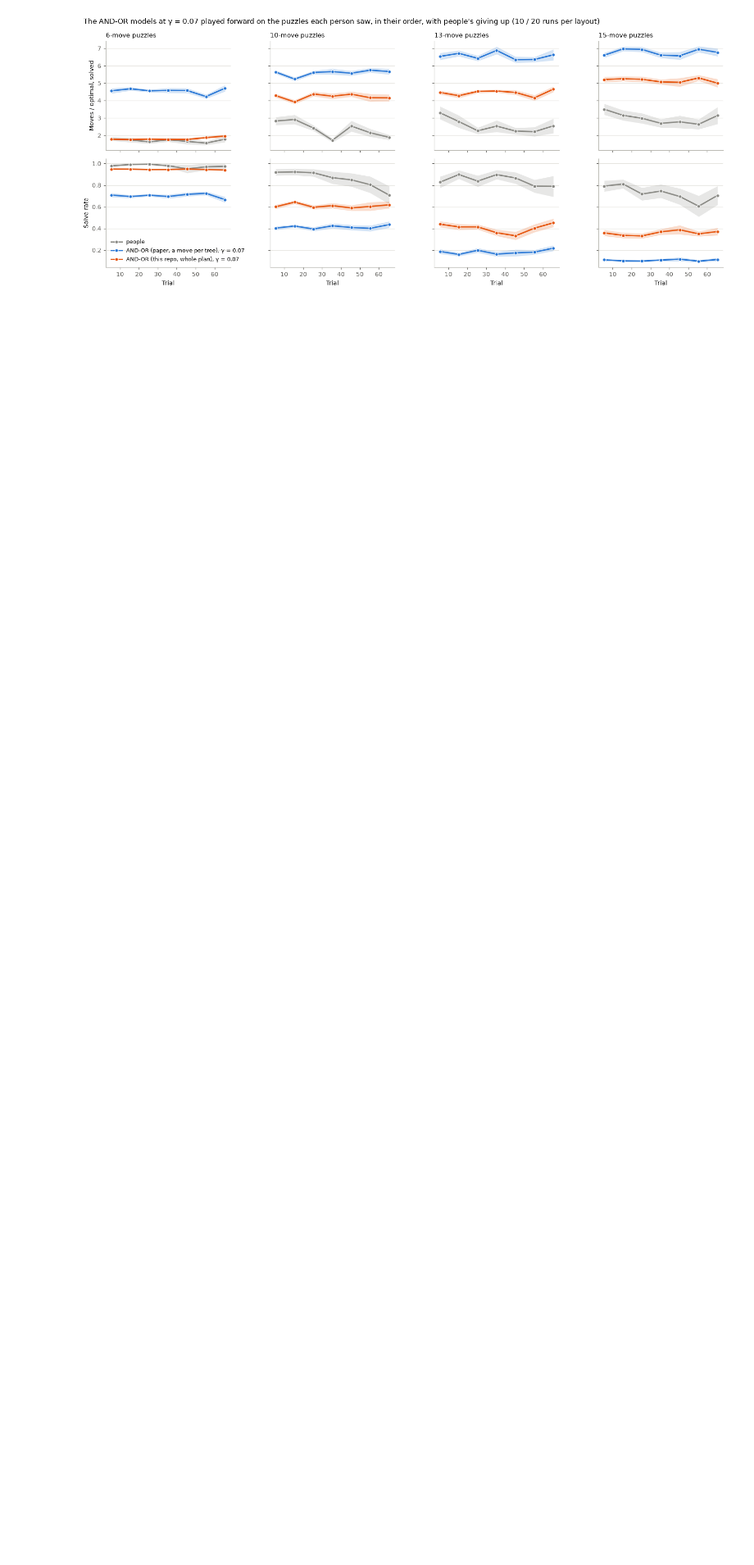
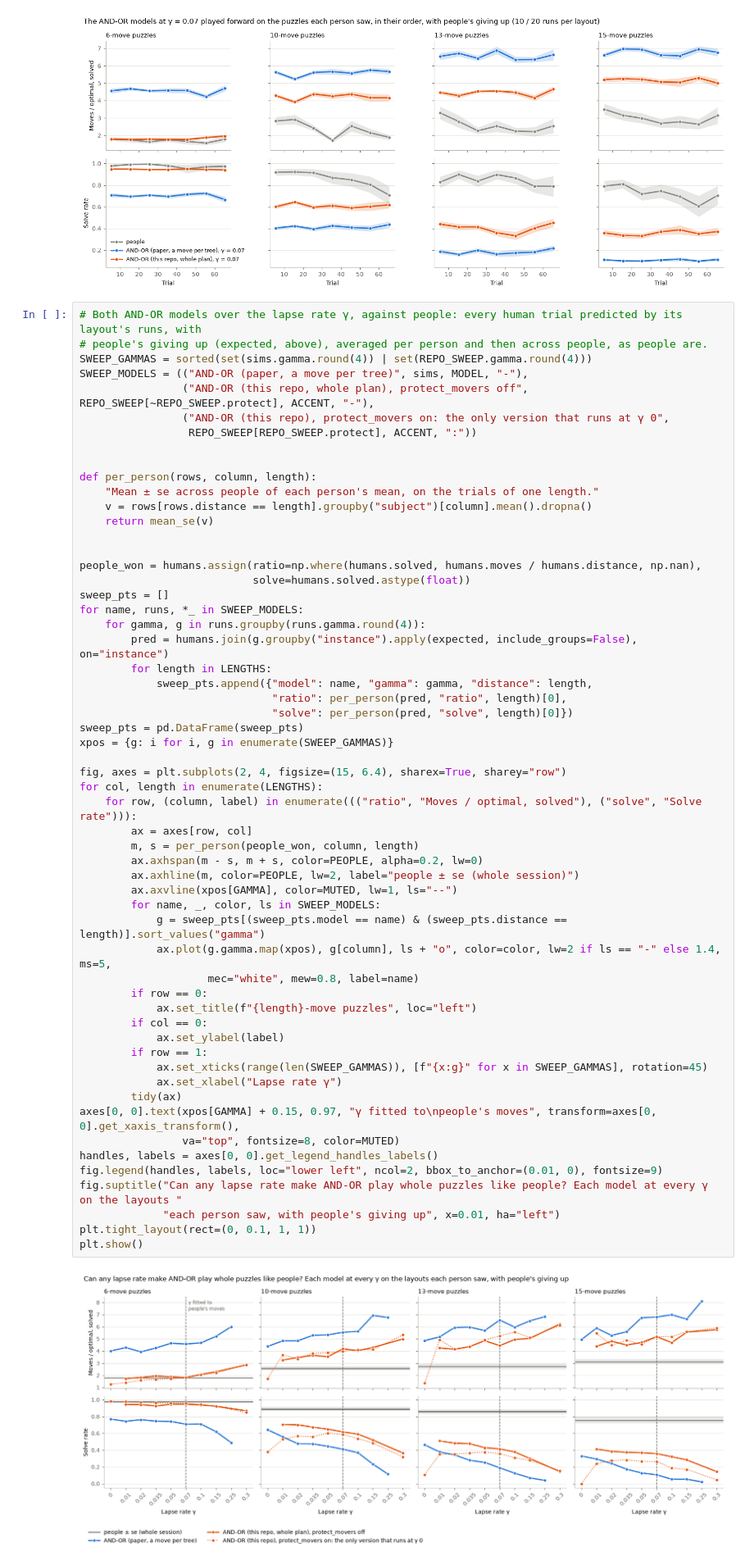
Before and after one commit to Appleseed4k/rush-hour, a Jupyter notebook: notebooks/summary.ipynb, the cells around one changed output. Shown at 82% size. Saved outputs shown, nothing was run; the diff lists cells and outputs as text; blank space fills up the shorter version.

```diff
--- a/notebooks/summary.ipynb
+++ b/notebooks/summary.ipynb
@@ -276,6 +276,65 @@ plt.tight_layout()
 plt.show()
 # %% [output]
 [figure]
+# %%
+# Both AND-OR models over the lapse rate γ, against people: every human trial predicted by its layout's runs, with
+# people's giving up (expected, above), averaged per person and then across people, as people are.
+SWEEP_GAMMAS = sorted(set(sims.gamma.round(4)) | set(REPO_SWEEP.gamma.round(4)))
+SWEEP_MODELS = (("AND-OR (paper, a move per tree)", sims, MODEL, "-"),
+                ("AND-OR (this repo, whole plan), protect_movers off", REPO_SWEEP[~REPO_SWEEP.protect], ACCENT, "-"),
+                ("AND-OR (this repo), protect_movers on: the only version that runs at γ 0",
+                 REPO_SWEEP[REPO_SWEEP.protect], ACCENT, ":"))
+
+
+def per_person(rows, column, length):
+    "Mean ± se across people of each person's mean, on the trials of one length."
+    v = rows[rows.distance == length].groupby("subject")[column].mean().dropna()
+    return mean_se(v)
+
+
+people_won = humans.assign(ratio=np.where(humans.solved, humans.moves / humans.distance, np.nan),
+                           solve=humans.solved.astype(float))
+sweep_pts = []
+for name, runs, *_ in SWEEP_MODELS:
+    for gamma, g in runs.groupby(runs.gamma.round(4)):
+        pred = humans.join(g.groupby("instance").apply(expected, include_groups=False), on="instance")
+        for length in LENGTHS:
+            sweep_pts.append({"model": name, "gamma": gamma, "distance": length,
+                              "ratio": per_person(pred, "ratio", length)[0],
+                              "solve": per_person(pred, "solve", length)[0]})
+sweep_pts = pd.DataFrame(sweep_pts)
+xpos = {g: i for i, g in enumerate(SWEEP_GAMMAS)}
+
+fig, axes = plt.subplots(2, 4, figsize=(15, 6.4), sharex=True, sharey="row")
+for col, length in enumerate(LENGTHS):
+    for row, (column, label) in enumerate((("ratio", "Moves / optimal, solved"), ("solve", "Solve rate"))):
+        ax = axes[row, col]
+        m, s = per_person(people_won, column, length)
+        ax.axhspan(m - s, m + s, color=PEOPLE, alpha=0.2, lw=0)
+        ax.axhline(m, color=PEOPLE, lw=2, label="people ± se (whole session)")
+        ax.axvline(xpos[GAMMA], color=MUTED, lw=1, ls="--")
+        for name, _, color, ls in SWEEP_MODELS:
+            g = sweep_pts[(sweep_pts.model == name) & (sweep_pts.distance == length)].sort_values("gamma")
+            ax.plot(g.gamma.map(xpos), g[column], ls + "o", color=color, lw=2 if ls == "-" else 1.4, ms=5,
+                    mec="white", mew=0.8, label=name)
+        if row == 0:
+            ax.set_title(f"{length}-move puzzles", loc="left")
+        if col == 0:
+            ax.set_ylabel(label)
+        if row == 1:
+            ax.set_xticks(range(len(SWEEP_GAMMAS)), [f"{x:g}" for x in SWEEP_GAMMAS], rotation=45)
+            ax.set_xlabel("Lapse rate γ")
+        tidy(ax)
+axes[0, 0].text(xpos[GAMMA] + 0.15, 0.97, "γ fitted to\npeople's moves", transform=axes[0, 0].get_xaxis_transform(),
+                va="top", fontsize=8, color=MUTED)
+handles, labels = axes[0, 0].get_legend_handles_labels()
+fig.legend(handles, labels, loc="lower left", ncol=2, bbox_to_anchor=(0.01, 0), fontsize=9)
+fig.suptitle("Can any lapse rate make AND-OR play whole puzzles like people? Each model at every γ on the layouts "
+             "each person saw, with people's giving up", x=0.01, ha="left")
+plt.tight_layout(rect=(0, 0.1, 1, 1))
+plt.show()
+# %% [output]
+[figure, added]
 # %% [markdown]
 ## Expert Iteration
 
```
Also changed, not shown: 3 other files.
